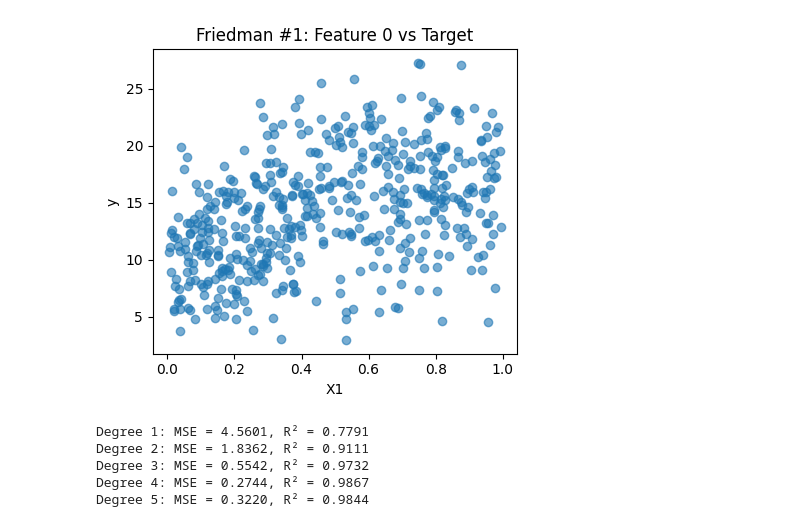
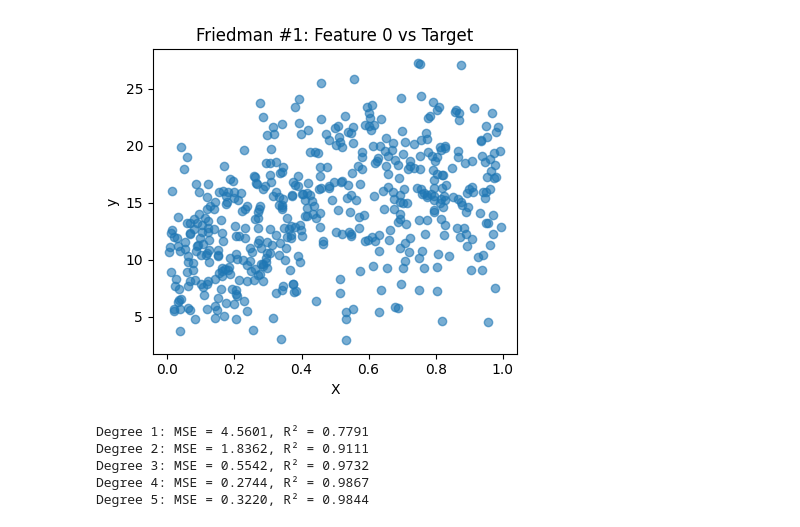
Before and after one commit to YaTut1901/machine-learning-lab-1-2, a Jupyter notebook: notebooks/task5_polynomial_regression.ipynb, the cells around one changed output. Saved outputs shown, nothing was run; the diff lists cells and outputs as text; code cells hidden in the pictures.

```diff
--- a/notebooks/task5_polynomial_regression.ipynb
+++ b/notebooks/task5_polynomial_regression.ipynb
@@ -13,16 +13,16 @@ X, y = make_friedman1(n_samples=500, noise=0.1, random_state=42)
 # %%
 # Plot Friedman #1 (first feature vs target)
 plt.figure(figsize=(12, 4))
 
 plt.subplot(1, 3, 1)
 plt.scatter(X[:, 0], y, alpha=0.6)
 plt.title('Friedman #1: Feature 0 vs Target')
-plt.xlabel('X1'); plt.ylabel('y')
+plt.xlabel('X'); plt.ylabel('y')
 
 plt.tight_layout()
 plt.show()
 # %% [output]
-[figure, old version]
+[figure, new version]
 # %%
 X_train, X_test, y_train, y_test = train_test_split(X, y, test_size=0.2, random_state=42)
 
```
Also changed, not shown: parts of 1 cell of this notebook, 3 other files.
